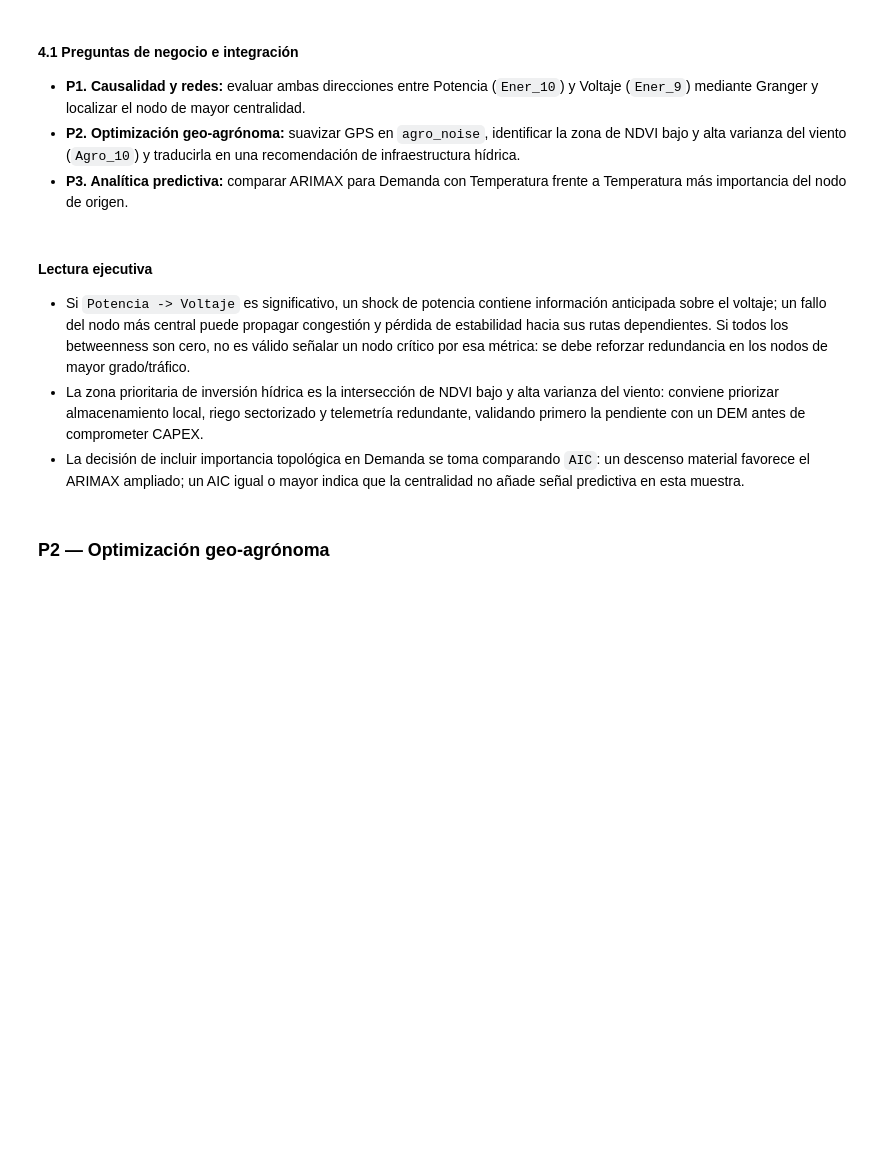
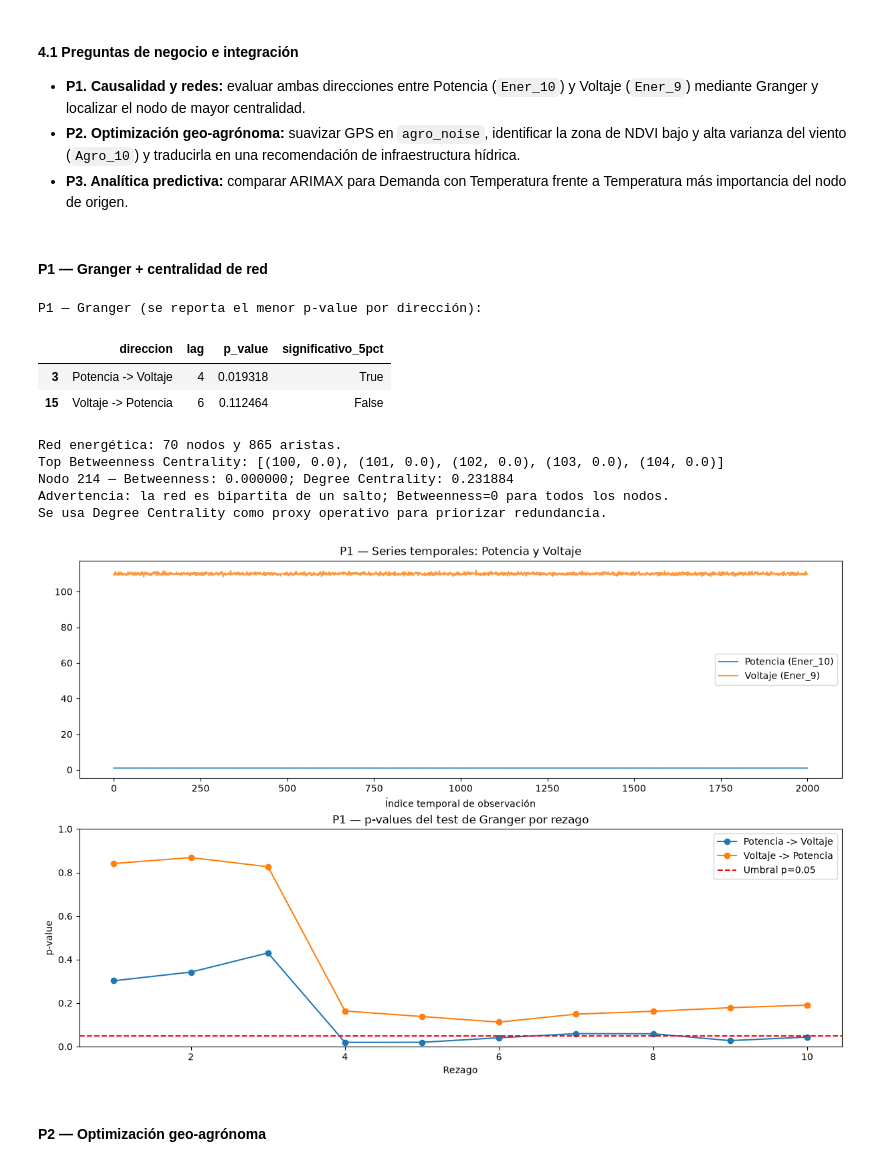
Before and after one commit to nceballosp/los_falsos_positivos_taller_practico_03, a Jupyter notebook: notebooks/taller_practico_03.ipynb, the cells around one changed output. Cells and saved outputs as stored; diff of their text form; code cells hidden in the pictures; blank space fills up the shorter version.

```diff
--- a/notebooks/taller_practico_03.ipynb
+++ b/notebooks/taller_practico_03.ipynb
@@ -506,6 +506,8 @@ El objetivo es integrar causalidad temporal, topología de red y evidencia geo-a
 - **P1. Causalidad y redes:** evaluar ambas direcciones entre Potencia (`Ener_10`) y Voltaje (`Ener_9`) mediante Granger y localizar el nodo de mayor centralidad.
 - **P2. Optimización geo-agrónoma:** suavizar GPS en `agro_noise`, identificar la zona de NDVI bajo y alta varianza del viento (`Agro_10`) y traducirla en una recomendación de infraestructura hídrica.
 - **P3. Analítica predictiva:** comparar ARIMAX para Demanda con Temperatura frente a Temperatura más importancia del nodo de origen.
+# %% [markdown]
+#### P1 — Granger + centralidad de red
 # %%
 import pandas as pd
 import numpy as np
@@ -557,98 +559,46 @@ display(granger_results.loc[granger_results.groupby('direccion')['p_value'].idxm
 energy_edges = df_ener.groupby(['Source_Node', 'Target_Node']).size().reset_index(name='weight')
 G_ener = nx.from_pandas_edgelist(energy_edges, source='Source_Node', target='Target_Node',
                                  edge_attr='weight', create_using=nx.DiGraph())
 bc_ener = nx.betweenness_centrality(G_ener, normalized=True)
 degree_ener = nx.degree_centrality(G_ener)
 bc_top = sorted(bc_ener.items(), key=lambda z: (-z[1], z[0]))[:10]
 print(f'Red energética: {G_ener.number_of_nodes()} nodos y {G_ener.number_of_edges()} aristas.')
 print('Top Betweenness Centrality:', bc_top[:5])
 if 214 in G_ener:
     print(f'Nodo 214 — Betweenness: {bc_ener[214]:.6f}; Degree Centrality: {degree_ener[214]:.6f}')
 if max(bc_ener.values(), default=0) == 0:
     print('Advertencia: la red es bipartita de un salto; Betweenness=0 para todos los nodos.')
     print('Se usa Degree Centrality como proxy operativo para priorizar redundancia.')
 
 # GrÃ¡fica P1: dinÃ¡mica temporal y evidencia estadÃ­stica por rezago.
 fig, axes = plt.subplots(2, 1, figsize=(12, 8), constrained_layout=True)
 axes[0].plot(df_ener['Potencia'], label='Potencia (Ener_10)', alpha=0.8)
 axes[0].plot(df_ener['Voltaje'], label='Voltaje (Ener_9)', alpha=0.8)
 axes[0].set_title('P1 — Series temporales: Potencia y Voltaje')
 axes[0].set_xlabel('Índice temporal de observación')
 axes[0].legend()
 for direccion, grupo in granger_results.groupby('direccion'):
     axes[1].plot(grupo['lag'], grupo['p_value'], marker='o', label=direccion)
 axes[1].axhline(0.05, color='red', linestyle='--', label='Umbral p=0.05')
 axes[1].set_title('P1 — p-values del test de Granger por rezago')
 axes[1].set_xlabel('Rezago')
 axes[1].set_ylabel('p-value')
 axes[1].set_ylim(0, 1)
 axes[1].legend()
 plt.show()
-
-# ---------------- P2: GPS filtrado + priorización hídrica ----------------
-"""
-# Filtro robusto de coordenadas: mediana móvil centrada, sin alterar los sensores originales.
-agro_analysis['Latitude_filtered'] = agro_analysis['Latitude'].rolling(11, center=True, min_periods=1).median()
-agro_analysis['Longitude_filtered'] = agro_analysis['Longitude'].rolling(11, center=True, min_periods=1).median()
-ndvi_cut = agro_analysis['NDVI'].quantile(0.25)
-wind_cut = agro_analysis['Varianza Viento'].quantile(0.75)
-agro_analysis['zona_prioritaria'] = (agro_analysis['NDVI'] <= ndvi_cut) & (agro_analysis['Varianza Viento'] >= wind_cut)
-priority = agro_analysis[agro_analysis['zona_prioritaria']]
-print(f'P2 — Umbrales: NDVI <= {ndvi_cut:.4f}; varianza del viento >= {wind_cut:.4f}')
-print(f'Sensores en zona prioritaria: {len(priority)} de {len(agro_analysis)} ({len(priority)/len(agro_analysis):.1%})')
-if len(priority):
-    print('Centroide GPS filtrado de la zona prioritaria:',
-          (priority['Latitude_filtered'].mean(), priority['Longitude_filtered'].mean()))
-    display(priority[['Latitude_filtered', 'Longitude_filtered', 'NDVI', 'Varianza Viento',
-                       'Source_Node', 'Target_Node']].head(10))
-
-# ---------------- P3: ARIMAX con y sin importancia del nodo ----------------
-# La importancia por betweenness es constante en esta topología; se usa Degree Centrality
-# como proxy informativo y se deja constancia explícita de la decisión.
-node_importance = degree_ener if max(bc_ener.values(), default=0) == 0 else bc_ener
-importance_name = 'Degree Centrality (proxy)' if node_importance is degree_ener else 'Betweenness Centrality'
-model_data = df_ener[['Demanda', 'Temperatura', 'Source_Node']].copy()
-model_data['Importancia_Nodo'] = model_data['Source_Node'].map(node_importance).fillna(0.0)
-model_data = model_data.dropna().reset_index(drop=True)
-split = int(len(model_data) * 0.8)
-train = model_data.iloc[:split]
-
-def fit_arimax(exog_cols):
-    candidates = []
-    for order in [(1, 0, 0), (1, 1, 0), (2, 0, 0), (2, 1, 0)]:
-        try:
-            fit = SARIMAX(train['Demanda'], exog=train[exog_cols], order=order,
-                          trend='c', enforce_stationarity=False, enforce_invertibility=False).fit(disp=False, maxiter=200)
-            candidates.append((fit.aic, order, fit))
-        except Exception:
-            pass
-    if not candidates:
-        raise RuntimeError(f'No se pudo ajustar ARIMAX para {exog_cols}')
-    return min(candidates, key=lambda z: z[0])
-
-aic_temp, order_temp, fit_temp = fit_arimax(['Temperatura'])
-aic_full, order_full, fit_full = fit_arimax(['Temperatura', 'Importancia_Nodo'])
-aic_comparison = pd.DataFrame({
-    'modelo': ['Temperatura', 'Temperatura + importancia nodo'],
-    'orden_ARIMA': [order_temp, order_full],
-    'AIC': [aic_temp, aic_full],
-})
-aic_comparison['delta_AIC_vs_base'] = aic_comparison['AIC'] - aic_temp
-display(aic_comparison)
-print(f'P3 — Importancia usada: {importance_name}.')
-if aic_full < aic_temp:
-    print(f'El modelo con importancia del nodo mejora el AIC en {aic_temp-aic_full:.2f} puntos.')
-else:
-    print(f'El modelo con importancia del nodo no mejora el AIC; cambia en {aic_full-aic_temp:.2f} puntos.')
-"""
+# %% [output]
+P1 — Granger (se reporta el menor p-value por dirección):
+|  | direccion | lag | p_value | significativo_5pct |
+| 3 | Potencia -> Voltaje | 4 | 0.019318 | True |
+| 15 | Voltaje -> Potencia | 6 | 0.112464 | False |
+Red energética: 70 nodos y 865 aristas.
+Top Betweenness Centrality: [(100, 0.0), (101, 0.0), (102, 0.0), (103, 0.0), (104, 0.0)]
+Nodo 214 — Betweenness: 0.000000; Degree Centrality: 0.231884
+Advertencia: la red es bipartita de un salto; Betweenness=0 para todos los nodos.
+Se usa Degree Centrality como proxy operativo para priorizar redundancia.
+[figure, added]
-# %% [markdown]
-#### Lectura ejecutiva
-
-- Si `Potencia -> Voltaje` es significativo, un shock de potencia contiene información anticipada sobre el voltaje; un fallo del nodo más central puede propagar congestión y pérdida de estabilidad hacia sus rutas dependientes. Si todos los betweenness son cero, no es válido señalar un nodo crítico por esa métrica: se debe reforzar redundancia en los nodos de mayor grado/tráfico.
-- La zona prioritaria de inversión hídrica es la intersección de NDVI bajo y alta varianza del viento: conviene priorizar almacenamiento local, riego sectorizado y telemetría redundante, validando primero la pendiente con un DEM antes de comprometer CAPEX.
-- La decisión de incluir importancia topológica en Demanda se toma comparando `AIC`: un descenso material favorece el ARIMAX ampliado; un AIC igual o mayor indica que la centralidad no añade señal predictiva en esta muestra.
 # %% [markdown]
-### P2 — Optimización geo-agrónoma
+#### P2 — Optimización geo-agrónoma
 # %%
 # Filtrado robusto de GPS y zona de inversión hídrica.
 agro_analysis = df_agro_noise.copy()
```
Also changed, not shown: parts of 3 cells of this notebook.
